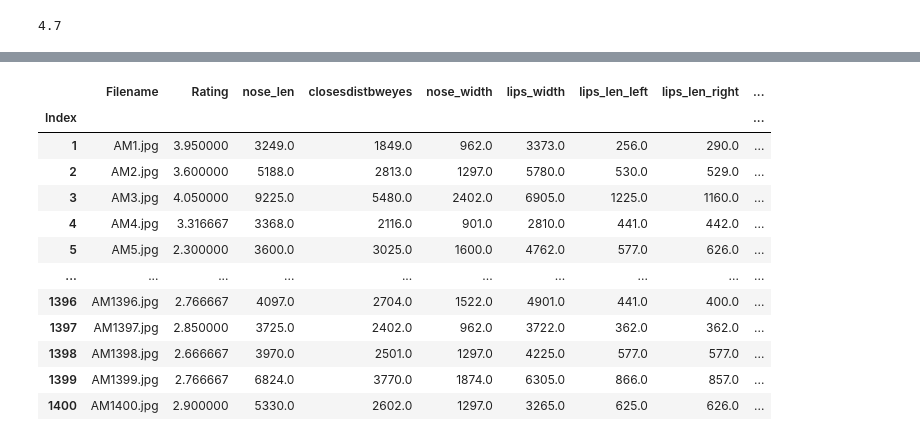
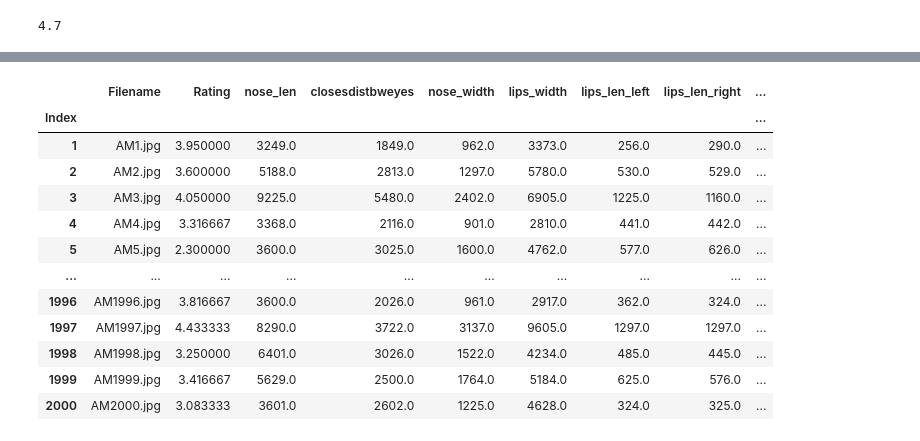
Before and after one commit to dheerajpreetsingh/APMLP, a Jupyter notebook: APMLP.ipynb, the cells around one changed output, grey strips where cells are left out. Drawn from its saved outputs; the diff is of its cells as text; code cells hidden in the pictures.

```diff
--- a/APMLP.ipynb
+++ b/APMLP.ipynb
@@ -500,7 +503,7 @@ fem1['FNameScore'] = fem1['Filename'].str.extract('(\d+)').astype(int)
 fem1.sort_values(by='FNameScore', inplace=True)
 fem1.set_index('FNameScore', inplace=True)
 fem1.index.name = 'Index'
-fem1 = fem1.loc[:1400]
+#fem1 = fem1.loc[:1400]
 fem1
 # %% [output]
 |  | Filename | Rating |
@@ -520,3 +523,5 @@ fem1
+# %%
+fem2=fem1
 # %%
 max_rate_fem = fem1['Rating'].max()
 print(max_rate_fem)
@@ -530,7 +535,7 @@ male1['FNameScore'] = male1['Filename'].str.extract('(\d+)').astype(int)
 male1.sort_values(by='FNameScore', inplace=True)
 male1.set_index('FNameScore', inplace=True)
 male1.index.name = 'Index'
-male1 = male1.loc[:1400]
+#male1 = male1.loc[:1400]
 male1
 # %% [output]
 |  | Filename | Rating |
@@ -550,3 +555,5 @@ male1
+# %%
+male2=male1
 # %%
 max_rate_male = male1['Rating'].max()
 print(max_rate_male)
@@ -876,5 +872,5 @@ fem1
 # %%
-for i in range(1,1401):
+for i in range(1,2001):
   namesc=str(i)
   image=cv2.imread("/content/drive/MyDrive/APMLP/Data_Images/AM"+namesc+".jpg")
   gray = cv2.cvtColor(image, cv2.COLOR_BGR2GRAY)
@@ -1123,73 +1119,73 @@ for i in range(1,1401):
       chin_15 = (landmarks.part(15).x, landmarks.part(15).y)
       chin_angle_3=calcangle(chin_1,chin_8,chin_15)
 
       #Measuring chin angle 4
       chin_2 = (landmarks.part(2).x, landmarks.part(2).y)
       chin_8 = (landmarks.part(8).x, landmarks.part(8).y)
       chin_14 = (landmarks.part(14).x, landmarks.part(14).y)
       chin_angle_4=calcangle(chin_2,chin_8,chin_14)
 
       #Measuring chin angle 5
       chin_6 = (landmarks.part(6).x, landmarks.part(6).y)
       chin_8 = (landmarks.part(8).x, landmarks.part(8).y)
       chin_10 = (landmarks.part(10).x, landmarks.part(10).y)
       chin_angle_5=calcangle(chin_6,chin_8,chin_10)
 
       #Measuring chin angle 6
       chin_5 = (landmarks.part(5).x, landmarks.part(5).y)
       chin_8 = (landmarks.part(8).x, landmarks.part(8).y)
       chin_11 = (landmarks.part(11).x, landmarks.part(11).y)
       chin_angle_6=calcangle(chin_5,chin_8,chin_11)
 
-  male1.at[i,"nose_len"]=nose_len
-  male1.at[i,"closesdistbweyes"]=closesdistbweyes
-  male1.at[i,"nose_width"]=nose_width
-  male1.at[i,"lips_width"]=lips_width
-  male1.at[i,"lips_len_left"]=lips_len_left
-  male1.at[i,"lips_len_right"]=lips_len_right
-  male1.at[i,"eyes_width_left"]=eyes_width_left
-  male1.at[i,"eyes_width_right"]=eyes_width_right
-  male1.at[i,"eyes_length_left"]=eyes_length_left
-  male1.at[i,"eyes_length_right"]=eyes_length_right
-  male1.at[i,"eyebrow_length_left"]=eyebrow_length_left
-  male1.at[i,"eyebrow_length_right"]=eyebrow_length_right
-  male1.at[i,"chin1_length"]=chin1_length
-  male1.at[i,"dist_eye_brow_left"]=dist_eye_brow_left
-  male1.at[i,"dist_eye_brow_right"]=dist_eye_brow_right
-  male1.at[i,"chin_lowerlip_dist"]=chin_lowerlip_dist
-  male1.at[i,"chin_lowerlip_dist_2"]=chin_lowerlip_dist_2
-  male1.at[i,"face_vert_length"]=face_vert_length
-  male1.at[i,"face_hort_length_1"]=face_hort_length_1
-  male1.at[i,"face_hort_length_2"]=face_hort_length_2
-  male1.at[i,"face_hort_length_3"]=face_hort_length_3
-  male1.at[i,"face_hort_length_4"]=face_hort_length_4
-  male1.at[i,"face_hort_length_5"]=face_hort_length_5
-  male1.at[i,"face_hort_length_6"]=face_hort_length_6
-  male1.at[i,"face_hort_length_7"]=face_hort_length_7
-  male1.at[i,"face_hort_length_8"]=face_hort_length_8
-  male1.at[i,"nose_tip_angle"]=nose_tip_angle
-  male1.at[i,"eyeb_ntop_angle"]=eyeb_ntop_angle
-  male1.at[i,"lower_lip_angle"]=lower_lip_angle
-  male1.at[i,"upper_lip_angle"]=upper_lip_angle
-  male1.at[i,"lips_nose_dist"]=lips_nose_dist
-  male1.at[i,"chin_angle_1"]=chin_angle_1
-  male1.at[i,"chin_angle_2"]=chin_angle_2
-  male1.at[i,"chin_angle_3"]=chin_angle_3
-  male1.at[i,"chin_angle_4"]=chin_angle_4
-  male1.at[i,"chin_angle_5"]=chin_angle_5
-  male1.at[i,"chin_angle_6"]=chin_angle_6
-male1
+  male2.at[i,"nose_len"]=nose_len
+  male2.at[i,"closesdistbweyes"]=closesdistbweyes
+  male2.at[i,"nose_width"]=nose_width
+  male2.at[i,"lips_width"]=lips_width
+  male2.at[i,"lips_len_left"]=lips_len_left
+  male2.at[i,"lips_len_right"]=lips_len_right
+  male2.at[i,"eyes_width_left"]=eyes_width_left
+  male2.at[i,"eyes_width_right"]=eyes_width_right
+  male2.at[i,"eyes_length_left"]=eyes_length_left
+  male2.at[i,"eyes_length_right"]=eyes_length_right
+  male2.at[i,"eyebrow_length_left"]=eyebrow_length_left
+  male2.at[i,"eyebrow_length_right"]=eyebrow_length_right
+  male2.at[i,"chin1_length"]=chin1_length
+  male2.at[i,"dist_eye_brow_left"]=dist_eye_brow_left
+  male2.at[i,"dist_eye_brow_right"]=dist_eye_brow_right
+  male2.at[i,"chin_lowerlip_dist"]=chin_lowerlip_dist
+  male2.at[i,"chin_lowerlip_dist_2"]=chin_lowerlip_dist_2
+  male2.at[i,"face_vert_length"]=face_vert_length
+  male2.at[i,"face_hort_length_1"]=face_hort_length_1
+  male2.at[i,"face_hort_length_2"]=face_hort_length_2
+  male2.at[i,"face_hort_length_3"]=face_hort_length_3
+  male2.at[i,"face_hort_length_4"]=face_hort_length_4
+  male2.at[i,"face_hort_length_5"]=face_hort_length_5
+  male2.at[i,"face_hort_length_6"]=face_hort_length_6
+  male2.at[i,"face_hort_length_7"]=face_hort_length_7
+  male2.at[i,"face_hort_length_8"]=face_hort_length_8
+  male2.at[i,"nose_tip_angle"]=nose_tip_angle
+  male2.at[i,"eyeb_ntop_angle"]=eyeb_ntop_angle
+  male2.at[i,"lower_lip_angle"]=lower_lip_angle
+  male2.at[i,"upper_lip_angle"]=upper_lip_angle
+  male2.at[i,"lips_nose_dist"]=lips_nose_dist
+  male2.at[i,"chin_angle_1"]=chin_angle_1
+  male2.at[i,"chin_angle_2"]=chin_angle_2
+  male2.at[i,"chin_angle_3"]=chin_angle_3
+  male2.at[i,"chin_angle_4"]=chin_angle_4
+  male2.at[i,"chin_angle_5"]=chin_angle_5
+  male2.at[i,"chin_angle_6"]=chin_angle_6
+male2
 # %% [output]
 |  | Filename | Rating | nose_len | closesdistbweyes | nose_width | lips_width | lips_len_left | lips_len_right | ... |
 | Index |  |  |  |  |  |  |  |  | ... |
 | 1 | AM1.jpg | 3.950000 | 3249.0 | 1849.0 | 962.0 | 3373.0 | 256.0 | 290.0 | ... |
 | 2 | AM2.jpg | 3.600000 | 5188.0 | 2813.0 | 1297.0 | 5780.0 | 530.0 | 529.0 | ... |
 | 3 | AM3.jpg | 4.050000 | 9225.0 | 5480.0 | 2402.0 | 6905.0 | 1225.0 | 1160.0 | ... |
 | 4 | AM4.jpg | 3.316667 | 3368.0 | 2116.0 | 901.0 | 2810.0 | 441.0 | 442.0 | ... |
 | 5 | AM5.jpg | 2.300000 | 3600.0 | 3025.0 | 1600.0 | 4762.0 | 577.0 | 626.0 | ... |
 | ... | ... | ... | ... | ... | ... | ... | ... | ... | ... |
-| 1396 | AM1396.jpg | 2.766667 | 4097.0 | 2704.0 | 1522.0 | 4901.0 | 441.0 | 400.0 | ... |
-| 1397 | AM1397.jpg | 2.850000 | 3725.0 | 2402.0 | 962.0 | 3722.0 | 362.0 | 362.0 | ... |
-| 1398 | AM1398.jpg | 2.666667 | 3970.0 | 2501.0 | 1297.0 | 4225.0 | 577.0 | 577.0 | ... |
-| 1399 | AM1399.jpg | 2.766667 | 6824.0 | 3770.0 | 1874.0 | 6305.0 | 866.0 | 857.0 | ... |
-| 1400 | AM1400.jpg | 2.900000 | 5330.0 | 2602.0 | 1297.0 | 3265.0 | 625.0 | 626.0 | ... |
+| 1996 | AM1996.jpg | 3.816667 | 3600.0 | 2026.0 | 961.0 | 2917.0 | 362.0 | 324.0 | ... |
+| 1997 | AM1997.jpg | 4.433333 | 8290.0 | 3722.0 | 3137.0 | 9605.0 | 1297.0 | 1297.0 | ... |
+| 1998 | AM1998.jpg | 3.250000 | 6401.0 | 3026.0 | 1522.0 | 4234.0 | 485.0 | 445.0 | ... |
+| 1999 | AM1999.jpg | 3.416667 | 5629.0 | 2500.0 | 1764.0 | 5184.0 | 625.0 | 576.0 | ... |
+| 2000 | AM2000.jpg | 3.083333 | 3601.0 | 2602.0 | 1225.0 | 4628.0 | 324.0 | 325.0 | ... |
```
Also changed, not shown: parts of 20 cells of this notebook.
